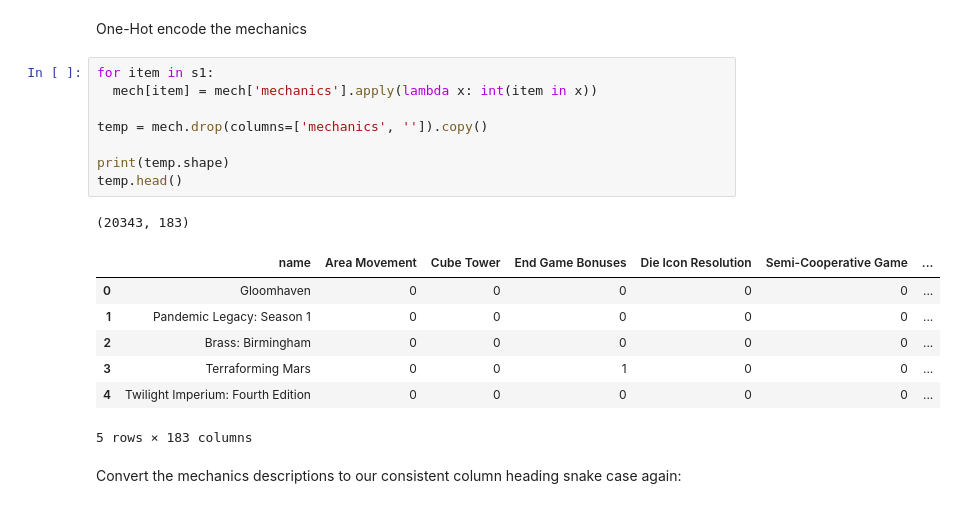
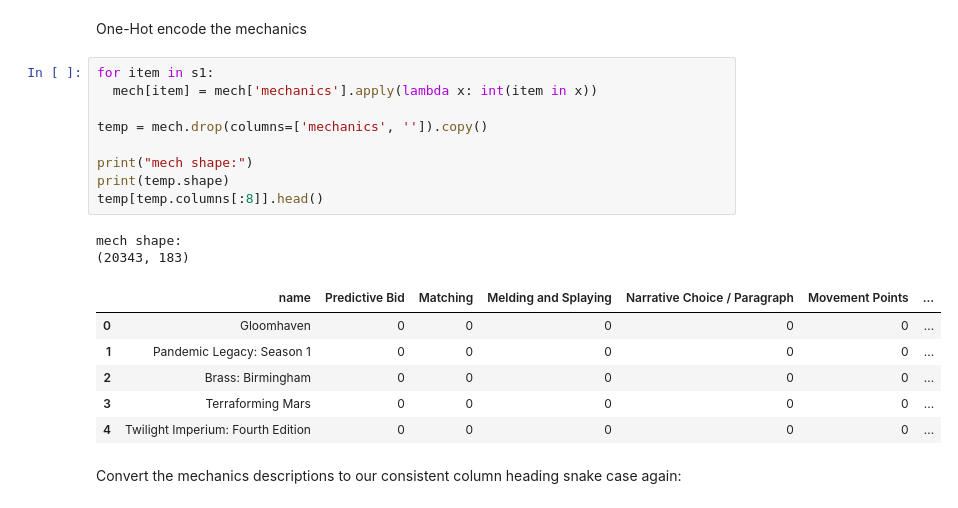
Before and after one commit to jdormaar/Boardgame_Preferences_Predictive_Analysis, a Jupyter notebook: workbook/notebook.ipynb, the cells around one changed output. Drawn from its saved outputs; the diff is of its cells as text.

```diff
--- a/workbook/notebook.ipynb
+++ b/workbook/notebook.ipynb
@@ -842,20 +839,21 @@ One-Hot encode the mechanics
 # %%
 for item in s1:
   mech[item] = mech['mechanics'].apply(lambda x: int(item in x))
 
 temp = mech.drop(columns=['mechanics', '']).copy()
 
+print("mech shape:")
 print(temp.shape)
-temp.head()
+temp[temp.columns[:8]].head()
 # %% [output]
+mech shape:
 (20343, 183)
-|  | name | Area Movement | Cube Tower | End Game Bonuses | Die Icon Resolution | Semi-Cooperative Game | ... |
+|  | name | Predictive Bid | Matching | Melding and Splaying | Narrative Choice / Paragraph | Movement Points | ... |
 | 0 | Gloomhaven | 0 | 0 | 0 | 0 | 0 | ... |
 | 1 | Pandemic Legacy: Season 1 | 0 | 0 | 0 | 0 | 0 | ... |
 | 2 | Brass: Birmingham | 0 | 0 | 0 | 0 | 0 | ... |
-| 3 | Terraforming Mars | 0 | 0 | 1 | 0 | 0 | ... |
+| 3 | Terraforming Mars | 0 | 0 | 0 | 0 | 0 | ... |
 | 4 | Twilight Imperium: Fourth Edition | 0 | 0 | 0 | 0 | 0 | ... |
-5 rows × 183 columns
 # %% [markdown]
 Convert the mechanics descriptions to our consistent column heading snake case again:
 # %%
```
Also changed, not shown: parts of 25 cells of this notebook, 1 other file.
